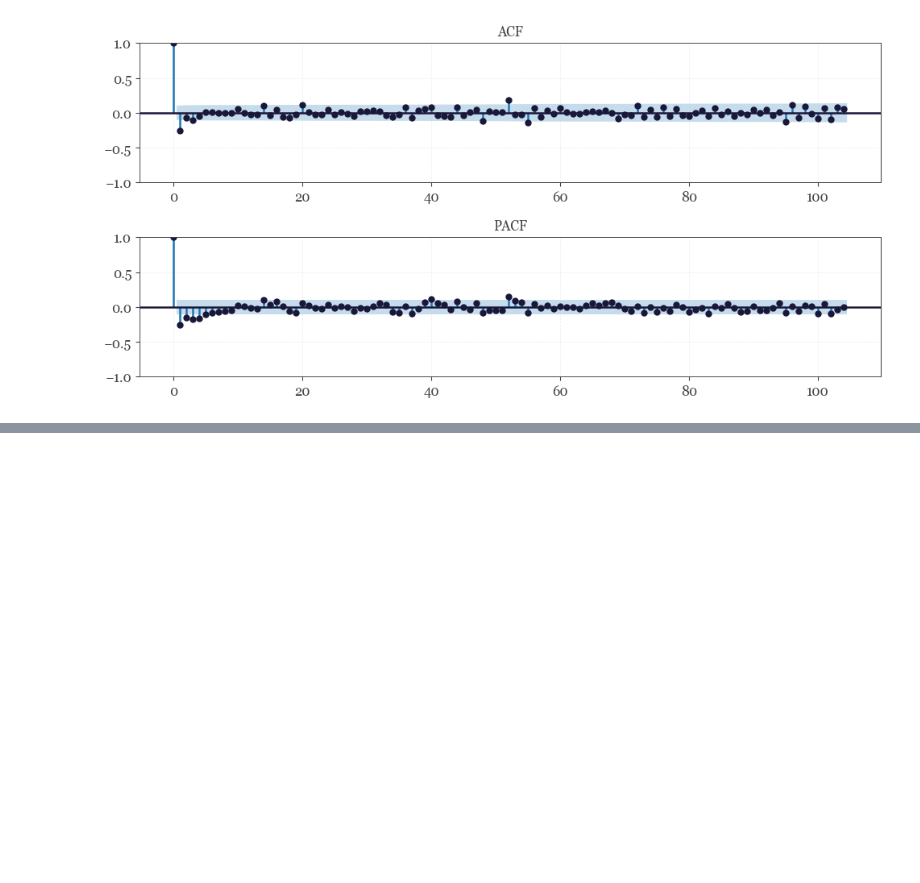
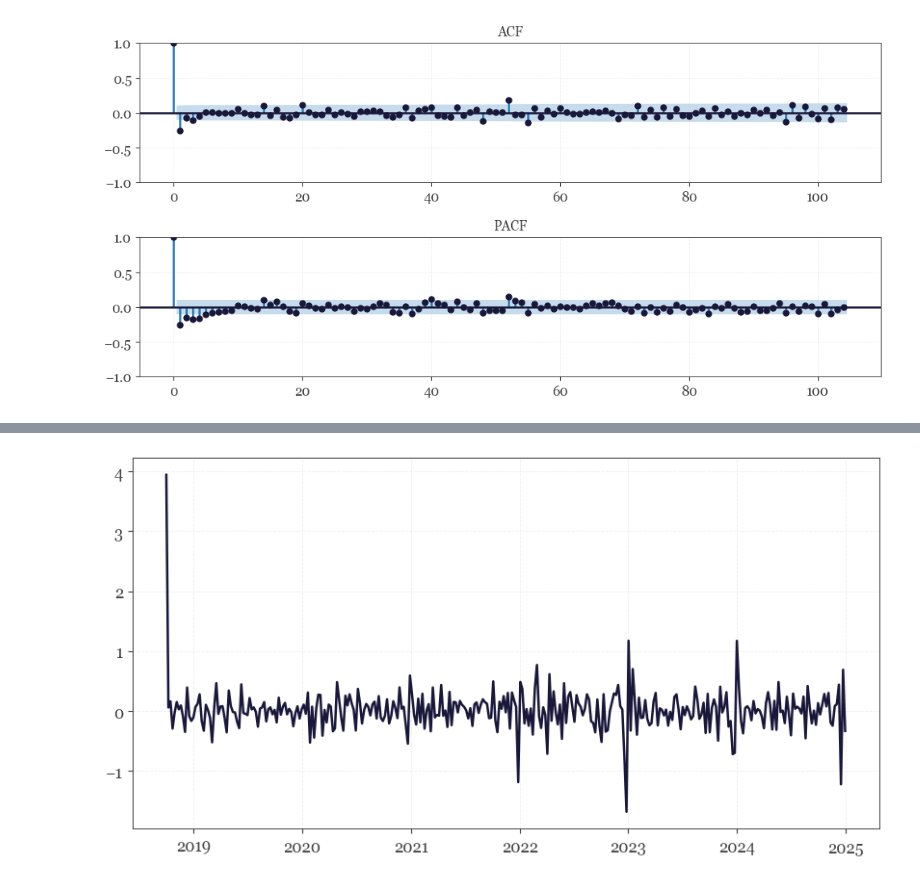
Before and after one commit to sofiantipina/Electricity-Prices, a Jupyter notebook: Analysis.ipynb, the cells around one changed output, grey strips where cells are left out. Drawn from its saved outputs; the diff is of its cells as text; code cells hidden in the pictures; blank space fills up the shorter version.

```diff
--- a/Analysis.ipynb
+++ b/Analysis.ipynb
@@ -273,0 +275,6 @@ plt.show()
+# %%
+df = df.asfreq('W-MON')
+# %%
+# Splitting the dataset into training and testing sets
+y_train = df[:'2024-12-31']['ln_el_price']
+y_test  = df['2025-01-01':]['ln_el_price']
@@ -273,0 +295,9 @@ plt.show()
+# %%
+# 1. ARIMA(0,1,0) - model
+arima_1 = ARIMA(
+    y_train,
+    order=(0,1,0),
+).fit()
+
+residuals_arima_1 = arima_1 .resid
+print(arima_1.summary())
@@ -273,0 +322,7 @@ plt.show()
+# %%
+# Rezidua ARIMA(0,1,0)
+plt.figure(figsize=(10, 5))
+plt.plot(residuals_arima_1, color="#19183a")
+plt.show()
+# %% [output]
+[figure, added]
```
Also changed, not shown: parts of 31 cells of this notebook.
